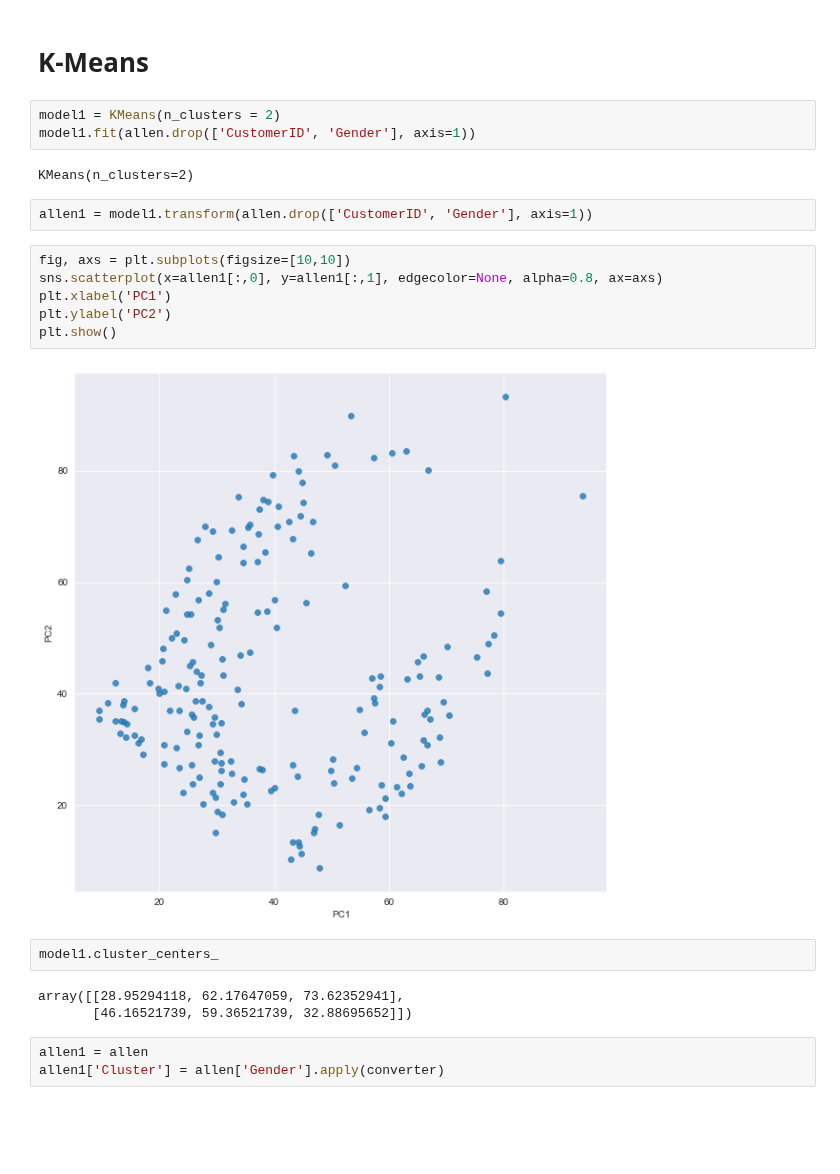
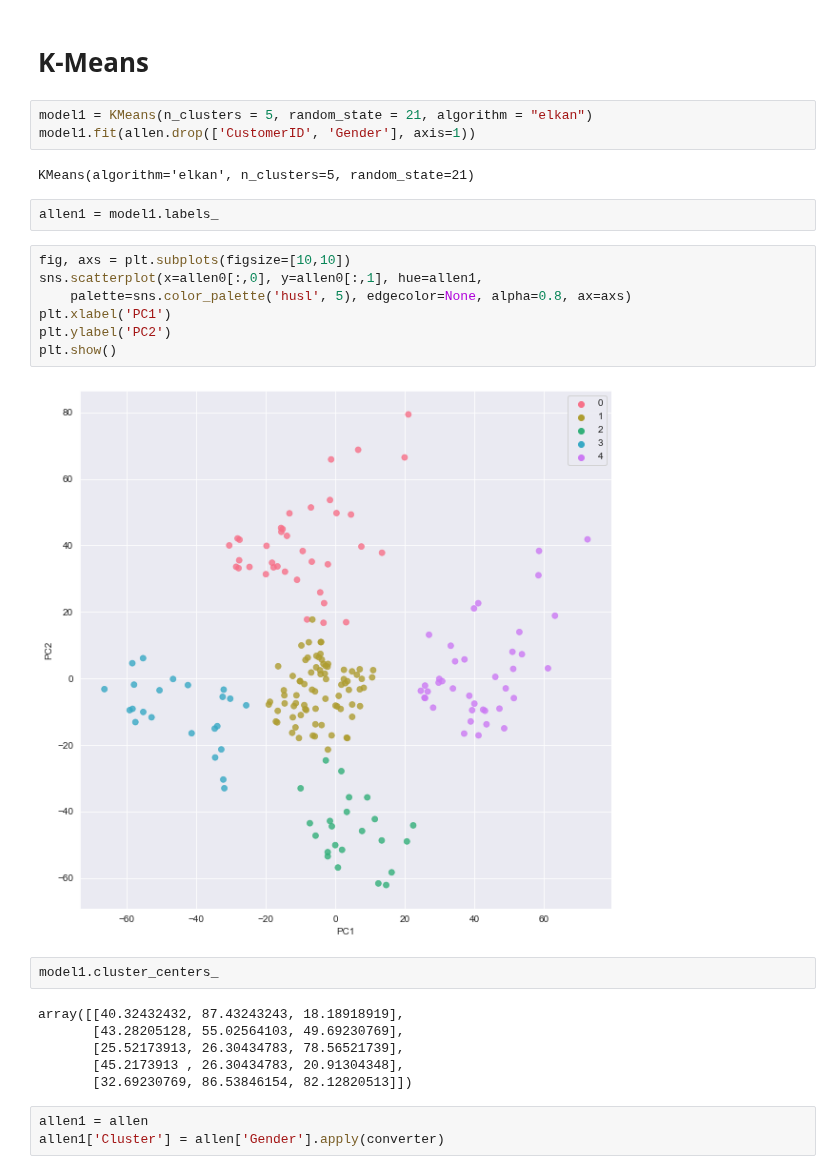
Before and after one commit to abphilip-vit/College7, a Jupyter notebook: T4/T4.ipynb, the cells around one changed output. Cells and saved outputs as stored; diff of their text form; blank space fills up the shorter version.

```diff
--- a/T4/T4.ipynb
+++ b/T4/T4.ipynb
@@ -198,25 +198,29 @@ array([0.45125272, 0.44098465])
 # %% [markdown]
 # K-Means
 # %%
-model1 = KMeans(n_clusters = 2)
+model1 = KMeans(n_clusters = 5, random_state = 21, algorithm = "elkan")
 model1.fit(allen.drop(['CustomerID', 'Gender'], axis=1))
 # %% [output]
-KMeans(n_clusters=2)
+KMeans(algorithm='elkan', n_clusters=5, random_state=21)
-# %%
-allen1 = model1.transform(allen.drop(['CustomerID', 'Gender'], axis=1))
+# %%
+allen1 = model1.labels_
 # %%
 fig, axs = plt.subplots(figsize=[10,10])
-sns.scatterplot(x=allen1[:,0], y=allen1[:,1], edgecolor=None, alpha=0.8, ax=axs)
+sns.scatterplot(x=allen0[:,0], y=allen0[:,1], hue=allen1,
+    palette=sns.color_palette('husl', 5), edgecolor=None, alpha=0.8, ax=axs)
 plt.xlabel('PC1')
 plt.ylabel('PC2')
 plt.show()
 # %% [output]
-[figure, old version]
+[figure, new version]
 # %%
 model1.cluster_centers_
 # %% [output]
-array([[28.95294118, 62.17647059, 73.62352941],
-       [46.16521739, 59.36521739, 32.88695652]])
+array([[40.32432432, 87.43243243, 18.18918919],
+       [43.28205128, 55.02564103, 49.69230769],
+       [25.52173913, 26.30434783, 78.56521739],
+       [45.2173913 , 26.30434783, 20.91304348],
+       [32.69230769, 86.53846154, 82.12820513]])
 # %%
 allen1 = allen
 allen1['Cluster'] = allen['Gender'].apply(converter)
```
Also changed, not shown: parts of 4 cells of this notebook.
